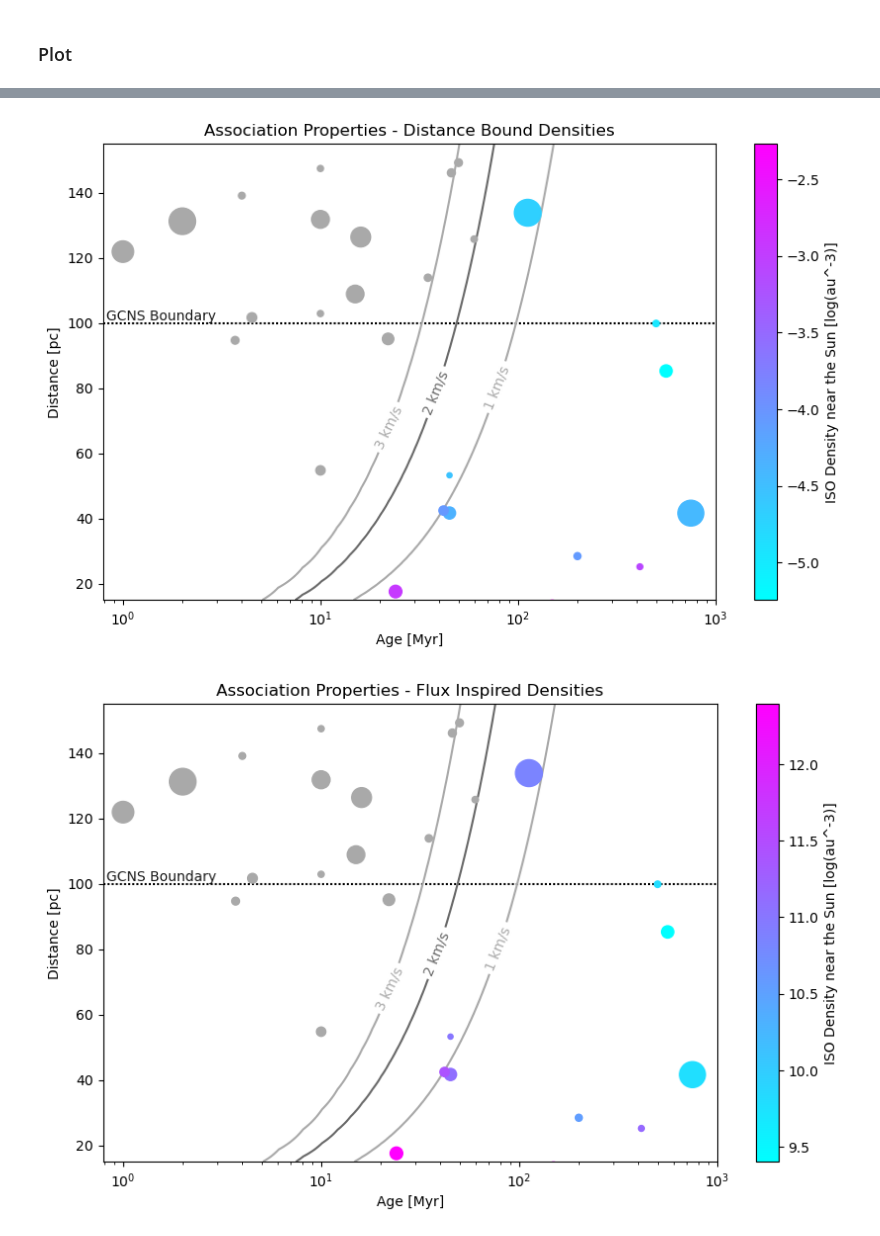
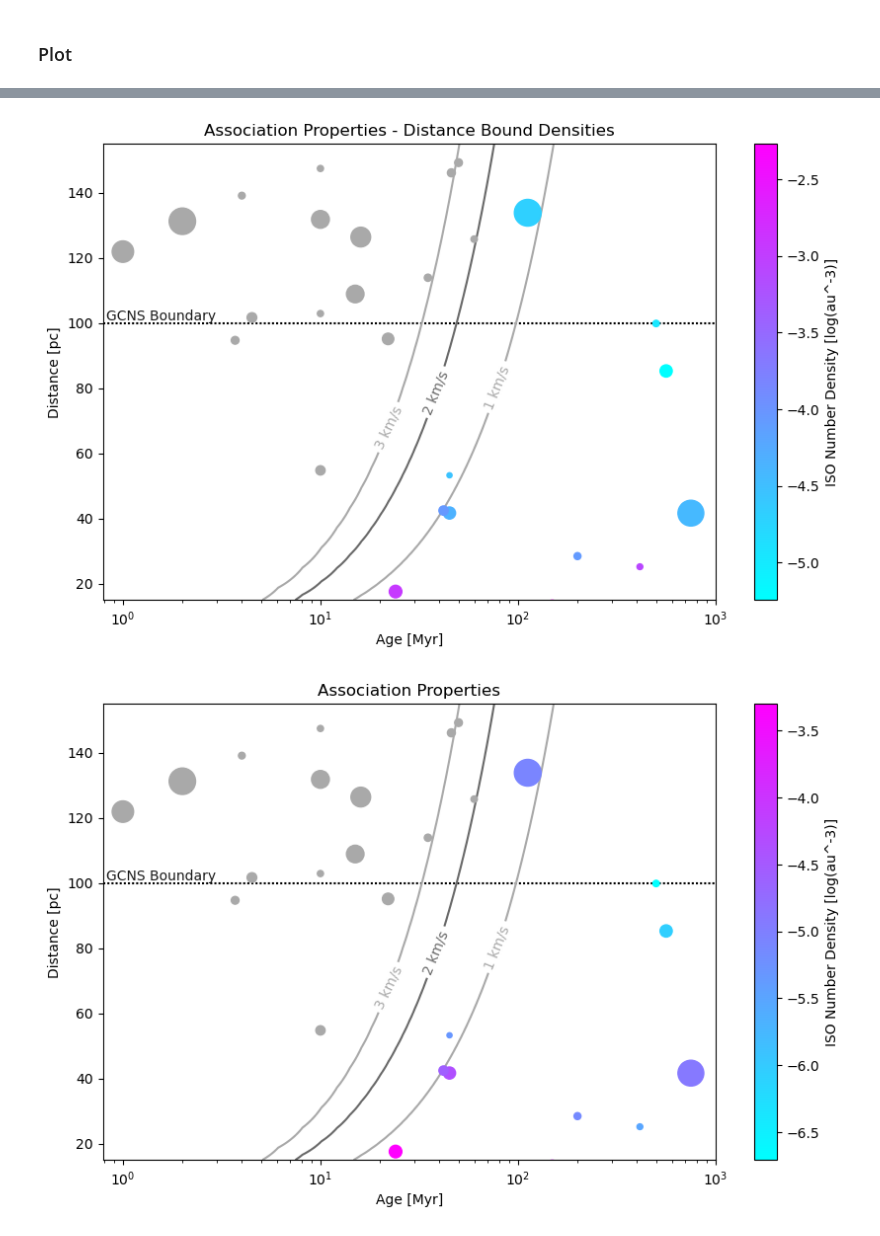
Before and after one commit to AutumnPearce/ISObooks, a Jupyter notebook: associations/associations.ipynb, the cells around one changed output, grey strips where cells are left out. Saved outputs shown, nothing was run; the diff lists cells and outputs as text; code cells hidden in the pictures.

```diff
--- a/associations/associations.ipynb
+++ b/associations/associations.ipynb
@@ -376,0 +344,20 @@ PLE      7.022e+10
+# %%
+# FLUX-LIKE 2.0
+
+num_per_star = 10**16
+total_num = num_per_star * data['N']
+ISO_rate = total_num / data['age']
+
+SS_radius = (30*u.au).to(u.pc)
+V_eject = (2 * (u.km/u.s)).to(u.pc/u.Myr)
+crossing_time = 2 * (SS_radius/V_eject).to(u.Myr)
+
+num_in_shell = ISO_rate * crossing_time
+
+shell_volume = (4/3)*math.pi * ((data['distance']*206265 + 30)**3 - (data['distance']*206265)**3)
+num_dens = num_in_shell/shell_volume
+
+data['num_density_flux'] = num_dens
+
+for i,assoc in enumerate(data[data['viable']]['name']):
+    print(f'{assoc} \t {num_dens[i]:.3e}')
@@ -483,11 +482,11 @@ def make_density_plot(densities, title = "Stellar Association Properties"):
     cmap = colors.LinearSegmentedColormap.from_list('custom', ['lightskyblue','darkmagenta'], N=256)
     sc = ax.scatter(data[data['viable']]['age'], data[data['viable']]['distance'], s = data[data['viable']]['N']*2, c = np.log10(densities[data['viable']]), cmap='cool',zorder=10)
     ax.scatter(data[~data['viable']]['age'], data[~data['viable']]['distance'], s = data[~data['viable']]['N']*2, c = 'darkgrey',zorder=10)
-    fig.colorbar(sc,label = 'ISO Density near the Sun [log(au^-3)]')
+    fig.colorbar(sc,label = 'ISO Number Density [log(au^-3)]')
 
     plt.show()
 # %%
 make_density_plot(data['num_density_lower'], title = 'Association Properties - Age Bound Densities')
 make_density_plot(data['num_density_higher'], title = 'Association Properties - Distance Bound Densities')
-make_density_plot(data['num_density_flux'], title = 'Association Properties - Flux Inspired Densities')
+make_density_plot(data['num_density_flux'], title = 'Association Properties')
 # %% [output]
@@ -495,2 +494,2 @@ make_density_plot(data['num_density_flux'], title = 'Association Properties - Fl
-[figure, old version]
+[figure, new version]
-[figure, old version]
+[figure, new version]
```
Also changed, not shown: parts of 6 cells of this notebook, 5 other files.
